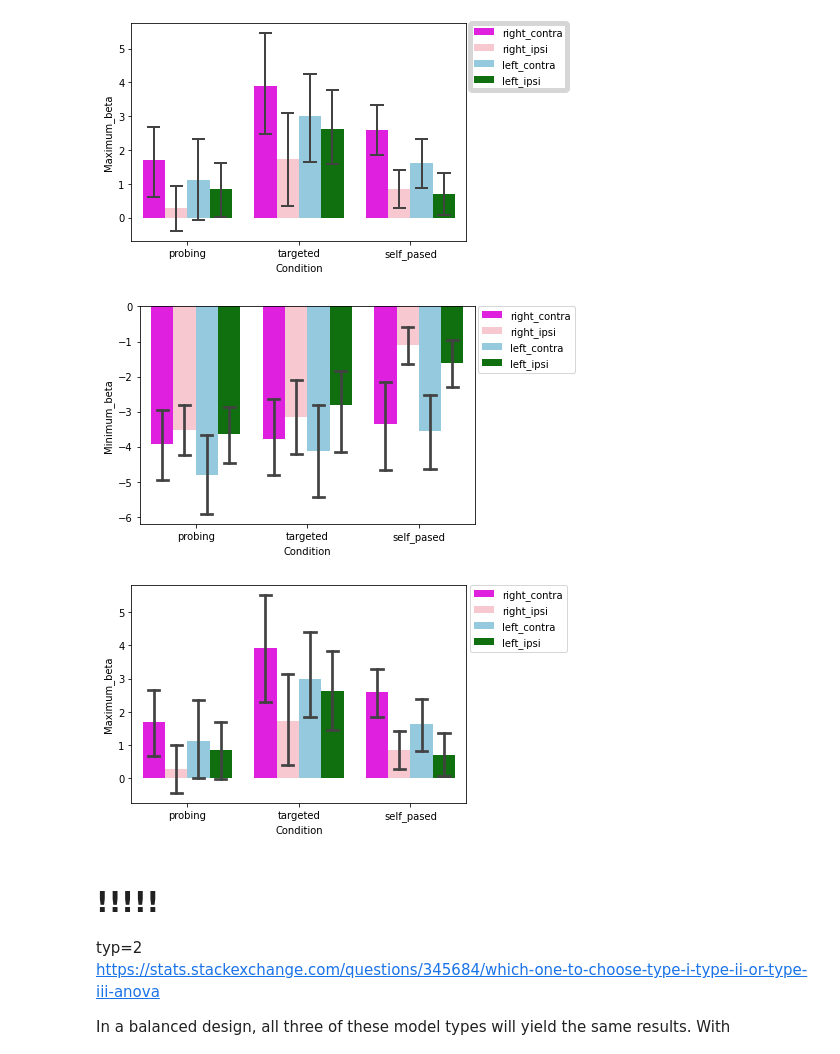
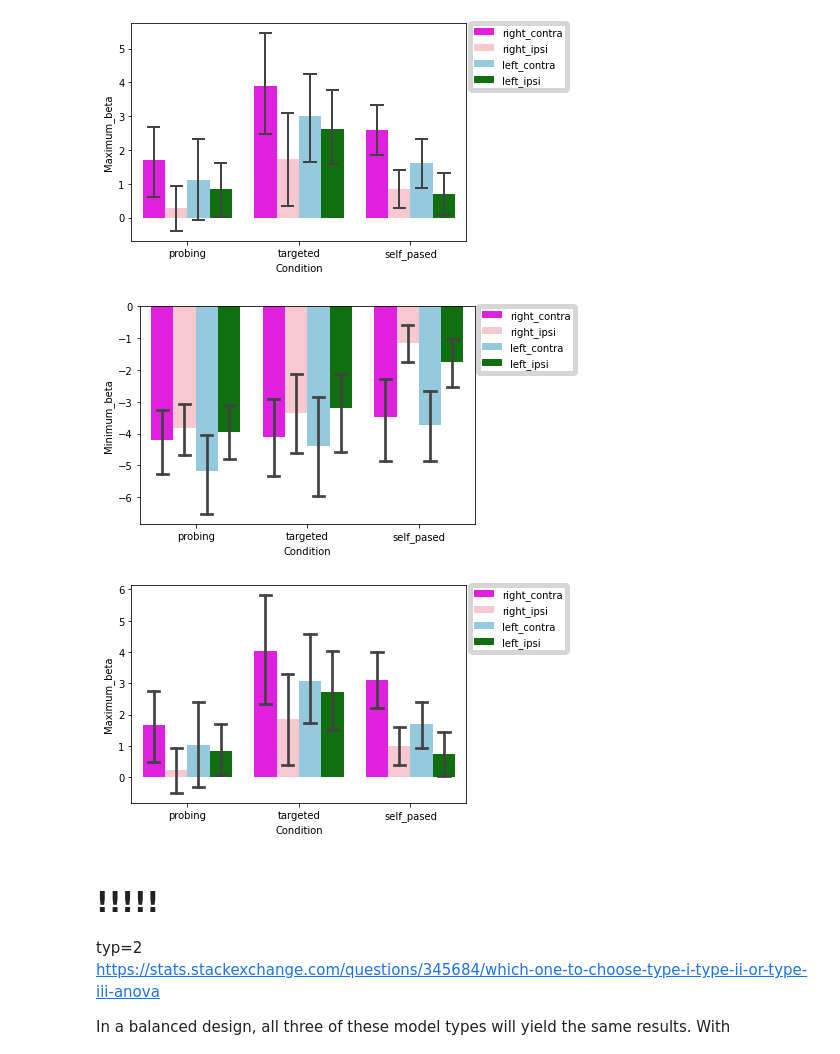
Before and after one commit to Mirrabella/Extremes_for_MEG_data, a Jupyter notebook: ANOVA/ANOVA_для_беты.ipynb, the cells around one changed output. Drawn from its saved outputs; the diff is of its cells as text; code cells hidden in the pictures.

```diff
--- a/ANOVA/ANOVA_для_беты.ipynb
+++ b/ANOVA/ANOVA_для_беты.ipynb
@@ -151,7 +151,7 @@ plt.legend(bbox_to_anchor=(1.2, 1),borderaxespad=0)
 для этого добавляем столбец Hand_plot, где вместо двух значений переменной (rigth, left)  у нас становиться 4: 'right_contra', 'right_ipsi', 'left_contra', 'left_ipsi'
 # %%
 # load data file
-d = pd.read_csv(r"table_for_anova_hands_hemisphere_short_int.csv")
+d = pd.read_csv(r"/home/vera/MNE/ANOVA/table_for_anova_hand_hemisphere_short_int_15_25.csv")
 d.tail(10)
 # %% [output]
 |  | Subject | Condition | Hand | Hand_plot | Hemisphere | Minimum_beta | Maximum_beta |
@@ -293,19 +293,19 @@ plt.legend(bbox_to_anchor=(1.3, 1),borderaxespad=0)
 <matplotlib.legend.Legend at 0x...>
 [figure]
 # %%
-sns.barplot(x="Condition", y="Minimum_beta", hue="Hand", data=d, capsize=.1, palette=color_dict)
+sns.barplot(x="Condition", y="Minimum_beta", hue="Hand_plot", data=d, capsize=.1, palette=color_dict)
 
 plt.legend(bbox_to_anchor=(1.3, 1),borderaxespad=0)
-plt.savefig("/home/vera/MNE/ANOVA/barplot/barplot_three_cond_mininum_PreM_hand_hemisphere.jpeg", format='jpeg',dpi=300)
+plt.savefig("/home/vera/MNE/ANOVA/barplot/barplot_three_cond_mininum_PreM_hand_hemisphere_15_25.jpeg", format='jpeg',dpi=300)
 # %% [output]
-[figure, old version]
+[figure, new version]
 # %%
-sns.barplot(x="Condition", y="Maximum_beta", hue="Hand", data=d, capsize=.1, palette=color_dict)
+sns.barplot(x="Condition", y="Maximum_beta", hue="Hand_plot", data=d, capsize=.1, palette=color_dict)
 
 plt.legend(bbox_to_anchor=(1.3, 1),borderaxespad=0)
-plt.savefig("/home/vera/MNE/ANOVA/barplot/barplot_three_cond_maximum_PostM_hand_hemisphere.jpeg", format='jpeg',dpi=300)
+plt.savefig("/home/vera/MNE/ANOVA/barplot/barplot_three_cond_maximum_PostM_hand_hemisphere_15_25.jpeg", format='jpeg',dpi=300)
 # %% [output]
-[figure, old version]
+[figure, new version]
 # %% [markdown]
 # !!!!!
 typ=2
```
Also changed, not shown: parts of 11 cells of this notebook.
